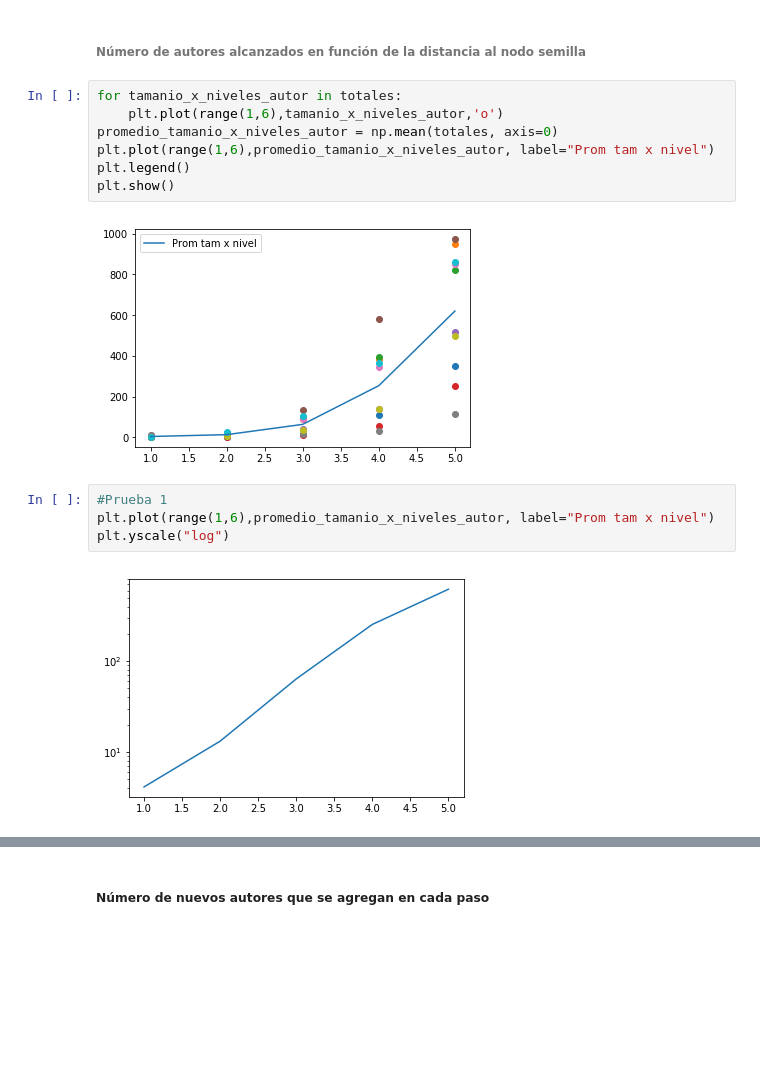
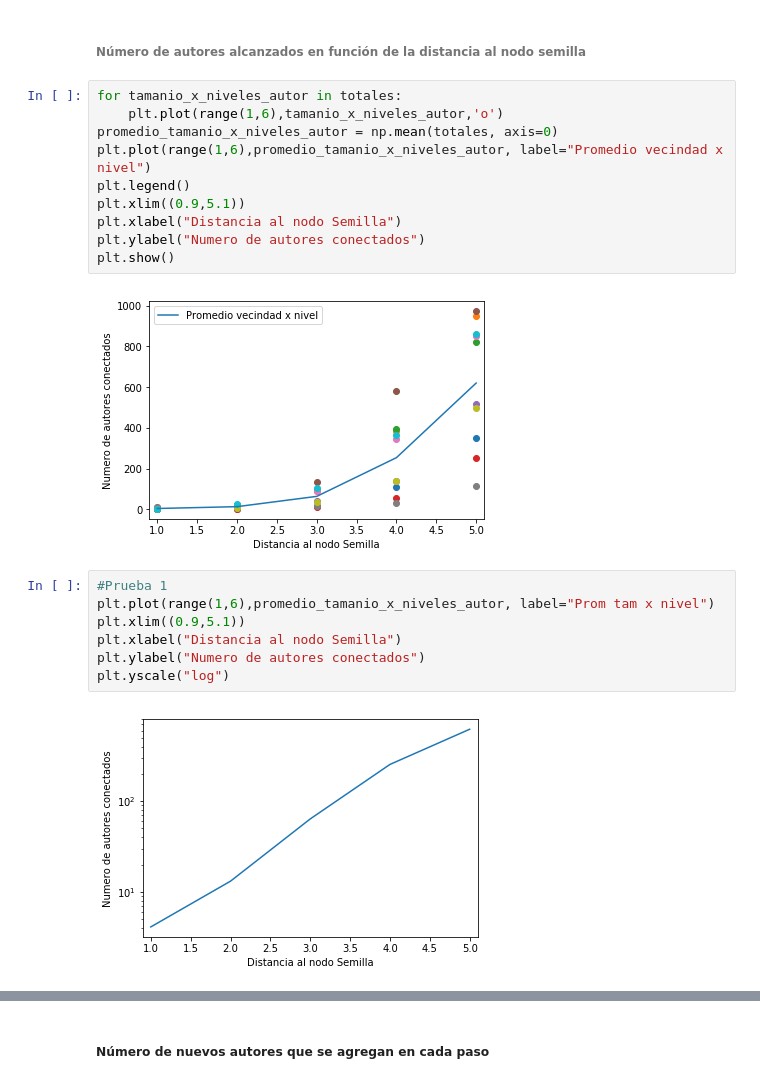
Before and after one commit to turtle-lea/ciencia-de-datos, a Jupyter notebook: tp-4/TP4.ipynb, the cells around one changed output, grey strips where cells are left out. Cells and saved outputs as stored; diff of their text form; blank space fills up the shorter version.

```diff
--- a/tp-4/TP4.ipynb
+++ b/tp-4/TP4.ipynb
@@ -247,18 +268,24 @@ Graficamos cómo aumenta el tamaño de las vecindades en función de los niveles
 # %%
 for tamanio_x_niveles_autor in totales:
     plt.plot(range(1,6),tamanio_x_niveles_autor,'o')
 promedio_tamanio_x_niveles_autor = np.mean(totales, axis=0)
-plt.plot(range(1,6),promedio_tamanio_x_niveles_autor, label="Prom tam x nivel")
+plt.plot(range(1,6),promedio_tamanio_x_niveles_autor, label="Promedio vecindad x nivel")
 plt.legend()
+plt.xlim((0.9,5.1))
+plt.xlabel("Distancia al nodo Semilla")
+plt.ylabel("Numero de autores conectados")
 plt.show()
 # %% [output]
-[figure, old version]
+[figure, new version]
 # %%
 #Prueba 1
 plt.plot(range(1,6),promedio_tamanio_x_niveles_autor, label="Prom tam x nivel")
+plt.xlim((0.9,5.1))
+plt.xlabel("Distancia al nodo Semilla")
+plt.ylabel("Numero de autores conectados")
 plt.yscale("log")
 # %% [output]
-[figure, old version]
+[figure, new version]
 # %%
 #Prueba 2
 
```
Also changed, not shown: parts of 29 cells of this notebook.
